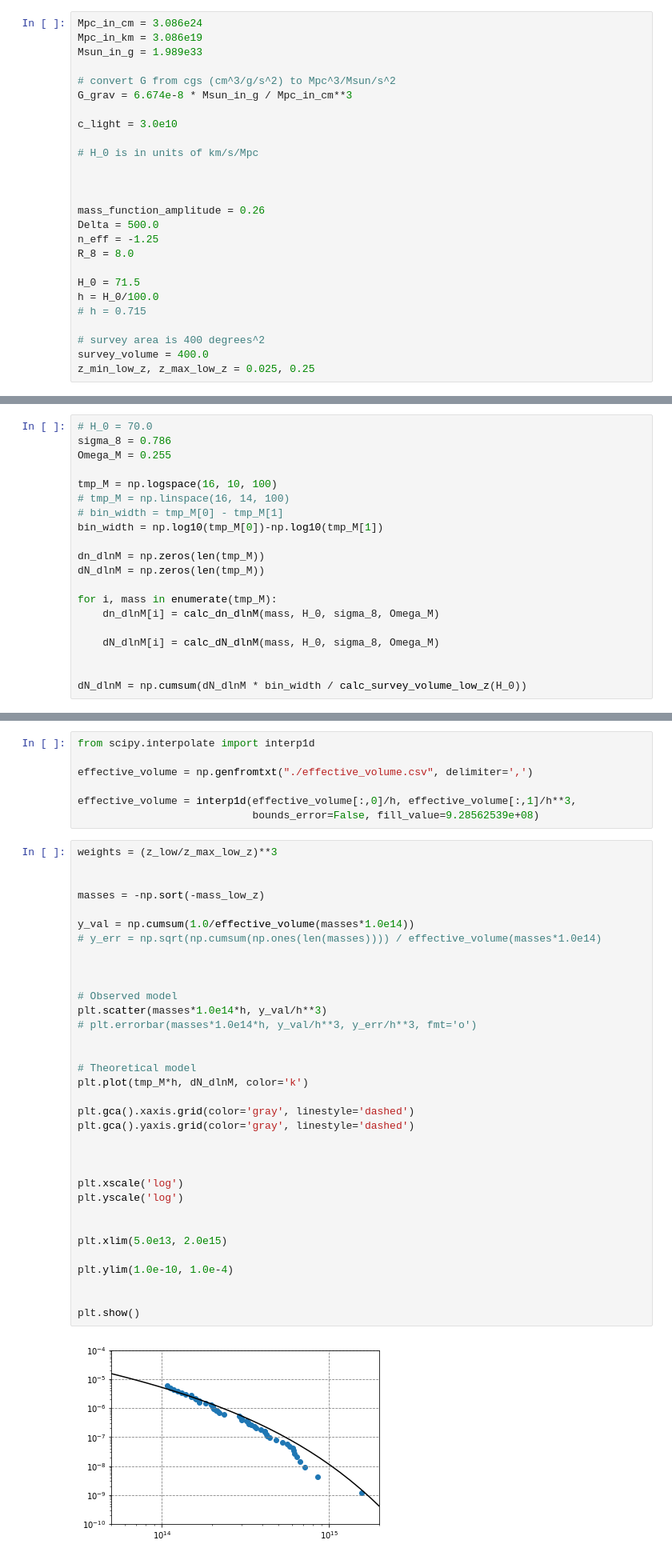
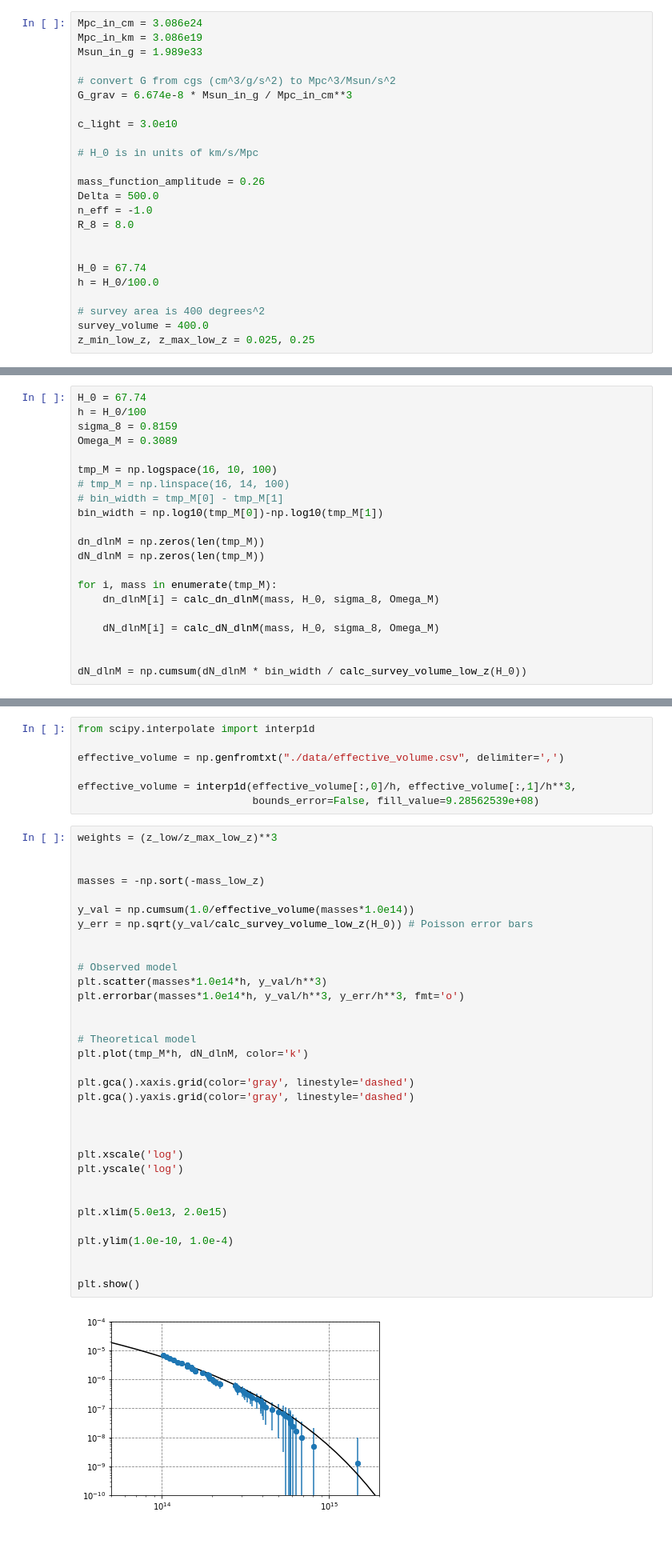
Before and after one commit to astrostatistics-in-crete/2019_summer_school, a Jupyter notebook: Bayesian/Bayesian_W.ipynb, the cells around one changed output, grey strips where cells are left out. Shown at 80% size. Saved outputs shown, nothing was run; the diff lists cells and outputs as text.

Commit message:
Added explanatory text to Bayesian_W.ipynb and code to model a Poisson likelihood.

```diff
--- a/Bayesian/Bayesian_W.ipynb
+++ b/Bayesian/Bayesian_W.ipynb
@@ -341,16 +376,14 @@ c_light = 3.0e10
 
 # H_0 is in units of km/s/Mpc
 
+mass_function_amplitude = 0.26
+Delta = 500.0
+n_eff = -1.0
+R_8 = 8.0
 
 
-mass_function_amplitude = 0.26
-Delta = 500.0
-n_eff = -1.25
-R_8 = 8.0
-
-H_0 = 71.5
+H_0 = 67.74
 h = H_0/100.0
-# h = 0.715
 
 # survey area is 400 degrees^2
 survey_volume = 400.0
@@ -424,7 +461,8 @@ def calc_dN_dlnM(mass, H_0, sigma_8, Omega_M):
 # %%
-# H_0 = 70.0
-sigma_8 = 0.786
-Omega_M = 0.255
+H_0 = 67.74
+h = H_0/100
+sigma_8 = 0.8159
+Omega_M = 0.3089
 
 tmp_M = np.logspace(16, 10, 100)
 # tmp_M = np.linspace(16, 14, 100)
@@ -444,7 +486,7 @@ dN_dlnM = np.cumsum(dN_dlnM * bin_width / calc_survey_volume_low_z(H_0))
 # %%
 from scipy.interpolate import interp1d
 
-effective_volume = np.genfromtxt("./effective_volume.csv", delimiter=',')
+effective_volume = np.genfromtxt("./data/effective_volume.csv", delimiter=',')
 
 effective_volume = interp1d(effective_volume[:,0]/h, effective_volume[:,1]/h**3,
                             bounds_error=False, fill_value=9.28562539e+08)
@@ -453,34 +495,33 @@ weights = (z_low/z_max_low_z)**3
 
 
 masses = -np.sort(-mass_low_z)
 
 y_val = np.cumsum(1.0/effective_volume(masses*1.0e14))
-# y_err = np.sqrt(np.cumsum(np.ones(len(masses)))) / effective_volume(masses*1.0e14)
-
+y_err = np.sqrt(y_val/calc_survey_volume_low_z(H_0)) # Poisson error bars
 
 
 # Observed model
 plt.scatter(masses*1.0e14*h, y_val/h**3)
-# plt.errorbar(masses*1.0e14*h, y_val/h**3, y_err/h**3, fmt='o')
+plt.errorbar(masses*1.0e14*h, y_val/h**3, y_err/h**3, fmt='o')
 
 
 # Theoretical model
 plt.plot(tmp_M*h, dN_dlnM, color='k')
 
 plt.gca().xaxis.grid(color='gray', linestyle='dashed')
 plt.gca().yaxis.grid(color='gray', linestyle='dashed')
 
 
 
 plt.xscale('log')
 plt.yscale('log')
 
 
 plt.xlim(5.0e13, 2.0e15)
 
 plt.ylim(1.0e-10, 1.0e-4)
 
 
 plt.show()
 # %% [output]
-[figure, old version]
+[figure, new version]
```
Also changed, not shown: parts of 15 cells of this notebook, 2 other files.
